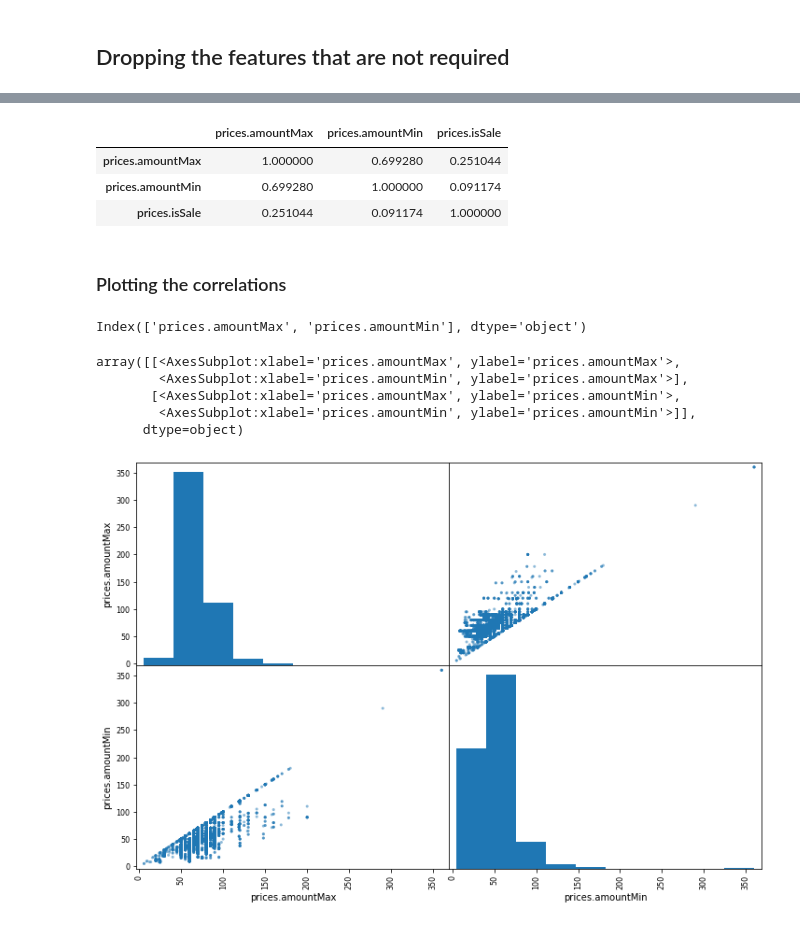
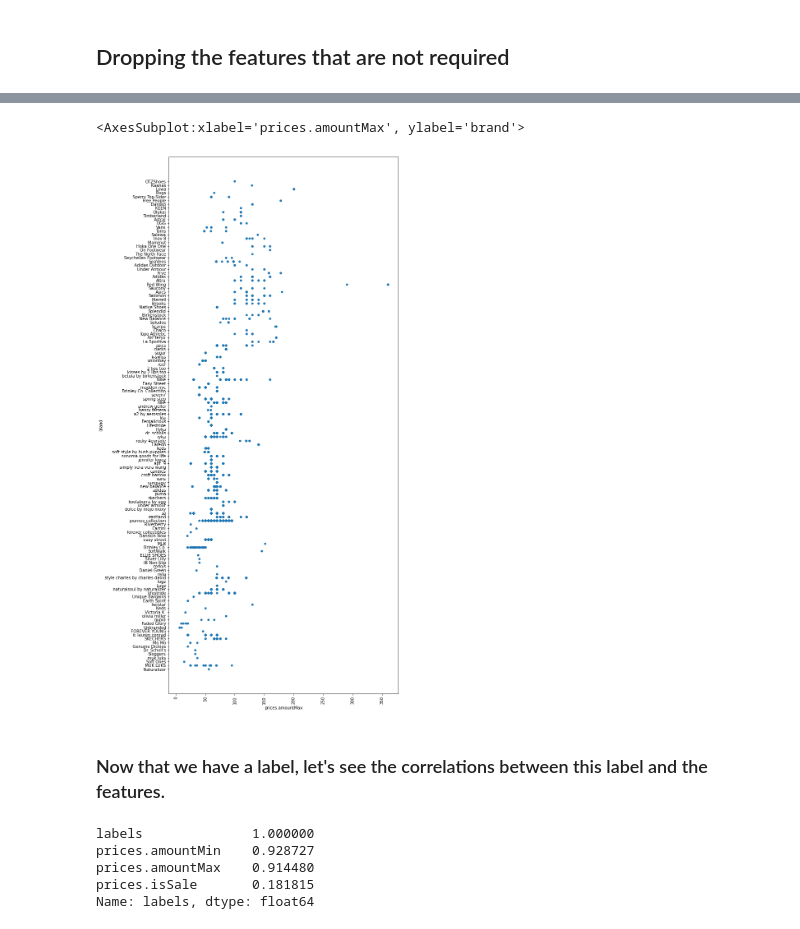
Before and after one commit to zehraina/Price-of-a-Shoe, a Jupyter notebook: main.ipynb, the cells around one changed output, grey strips where cells are left out. Cells and saved outputs as stored; diff of their text form; code cells hidden in the pictures.

```diff
--- a/main.ipynb
+++ b/main.ipynb
@@ -66,4 +66,6 @@ memory usage: 1.9+ MB
 # %% [markdown]
 ## Dropping the features that are not required
 # %%
-df.drop(["prices.dateAdded", "asins", "colors", "dimension", "manufacturer" ], axis=1,inplace=True)
+df.columns
+
+# df.drop(["upc"], axis=1,inplace=True)
@@ -71,0 +103,3 @@ corr_matrix=df.corr()
+# %%
+df.drop('sizes', axis=1, inplace=True)
+df.drop('categories', axis=1, inplace=True)
@@ -72 +167,3 @@ corr_matrix=df.corr()
+# %%
+df['labels']=(df['prices.amountMax']+df['prices.amountMin'])/2
 # %%
@@ -82,26 +184,17 @@ df.head()
 # %%
-corr_matrix
+df.plot(kind="scatter",y='brand', x='prices.amountMax', alpha=1, rot=90,figsize= (10,24))
 # %% [output]
-|  | prices.amountMax | prices.amountMin | prices.isSale |
-| prices.amountMax | 1.000000 | 0.699280 | 0.251044 |
-| prices.amountMin | 0.699280 | 1.000000 | 0.091174 |
-| prices.isSale | 0.251044 | 0.091174 | 1.000000 |
+<AxesSubplot:xlabel='prices.amountMax', ylabel='brand'>
+[figure, added]
-# %% [markdown]
-### Plotting the correlations
+# %% [markdown]
+### Now that we have a label, let's see the correlations between this label and the features.
 # %%
-df_num=df.select_dtypes(include=['int64', 'float64' ])
-df_num.columns
+corr_matrix=df.corr()
+(corr_matrix['labels']).sort_values(ascending=False)
 # %% [output]
-Index(['prices.amountMax', 'prices.amountMin'], dtype='object')
+labels              1.000000
+prices.amountMin    0.928727
+prices.amountMax    0.914480
+prices.isSale       0.181815
+Name: labels, dtype: float64
-# %%
-from pandas.plotting import scatter_matrix
-attributes=df_num.columns
-scatter_matrix(df[attributes], figsize=(12,8))
-# %% [output]
-array([[<AxesSubplot:xlabel='prices.amountMax', ylabel='prices.amountMax'>,
-        <AxesSubplot:xlabel='prices.amountMin', ylabel='prices.amountMax'>],
-       [<AxesSubplot:xlabel='prices.amountMax', ylabel='prices.amountMin'>,
-        <AxesSubplot:xlabel='prices.amountMin', ylabel='prices.amountMin'>]],
-      dtype=object)
-[figure]
 # %%
```
Also changed, not shown: parts of 28 cells of this notebook.
